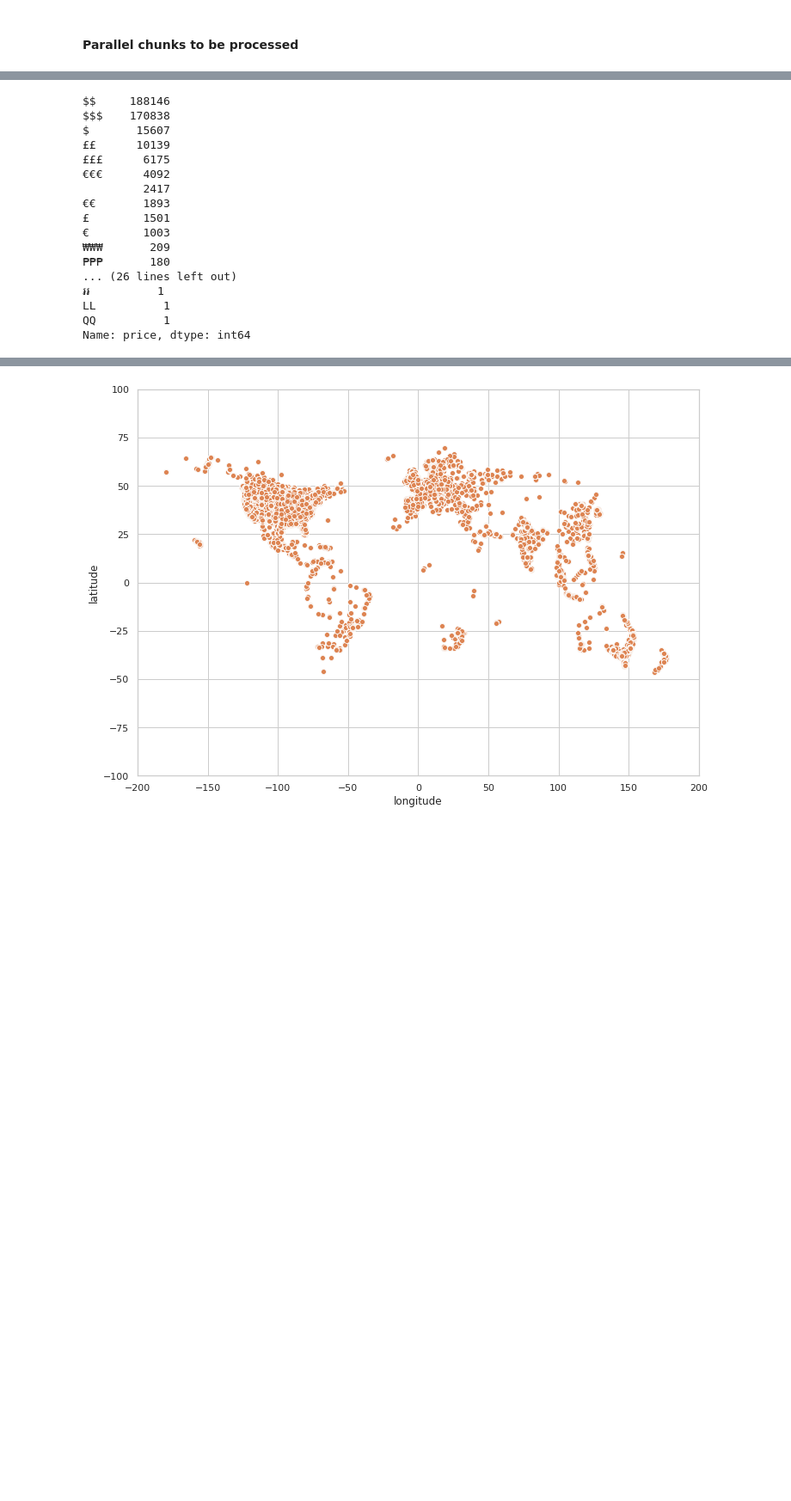
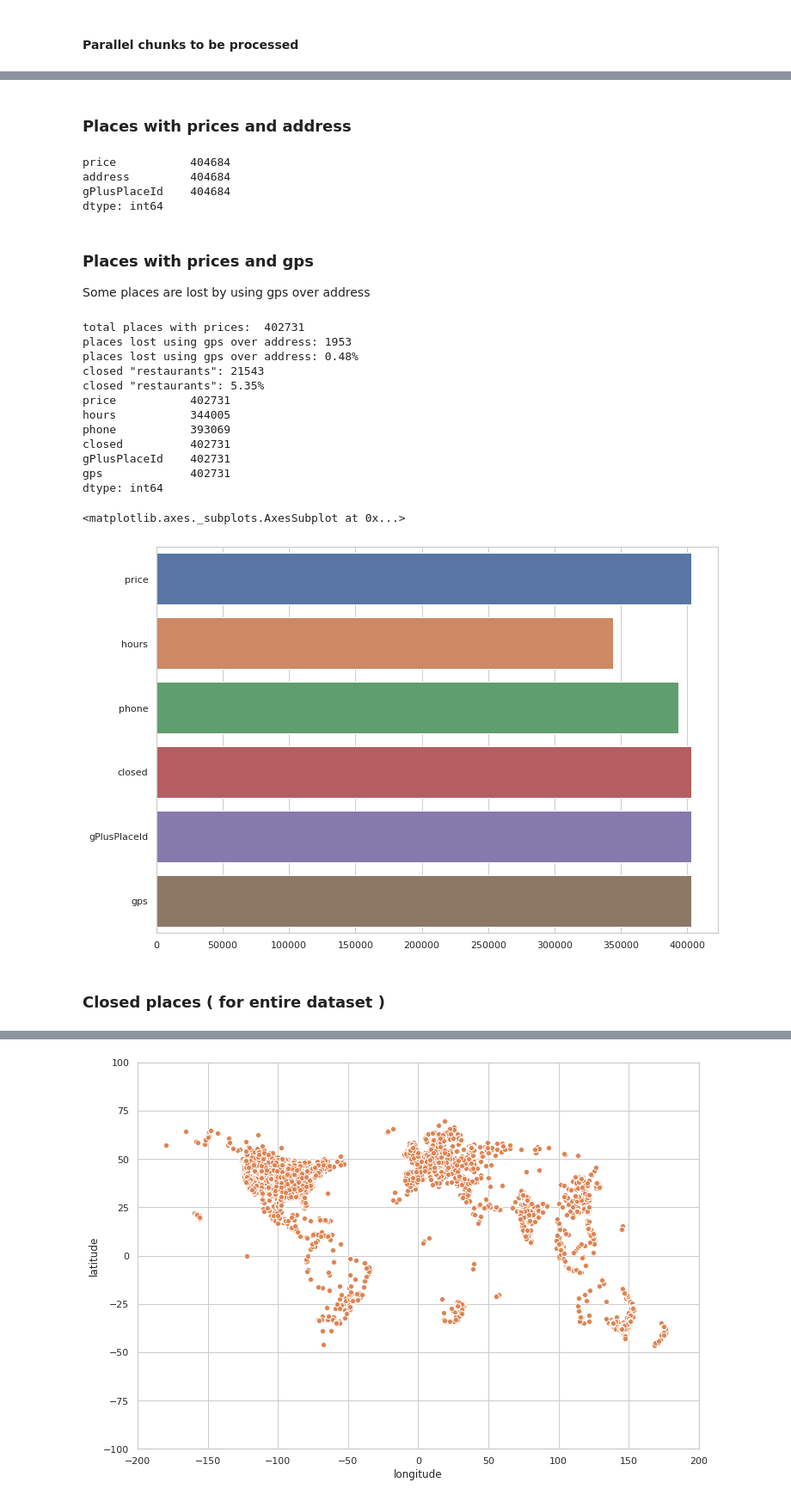
Before and after one commit to Huang-W/google-local-reviews, a Jupyter notebook: places_eda.ipynb, the cells around one changed output, grey strips where cells are left out. Shown at 86% size. Drawn from its saved outputs; the diff is of its cells as text; code cells hidden in the pictures; blank space fills up the shorter version.

```diff
--- a/places_eda.ipynb
+++ b/places_eda.ipynb
@@ -65,0 +63,5 @@ df = b.map(literal_eval).filter(has_price_and_gps).map(drop_cols).to_dataframe()
+# %%
+%%time
+# the entire dataframe
+df = b.map(literal_eval).to_dataframe().compute()
+type(df)
@@ -84,20 +85,0 @@ prices = df["price"]
-# %%
-prices.value_counts()
-# %% [output]
-$$     188146
-$$$    170838
-$       15607
-££      10139
-£££      6175
-€€€      4092
-         2417
-€€       1893
-£        1501
-€        1003
-₩₩₩       209
-₱₱₱       180
-... (26 lines left out)
-៛៛          1
-LL          1
-QQ          1
-Name: price, dtype: int64
@@ -112,0 +86,42 @@ gpsDF = pd.DataFrame(data=obj)
+# %% [markdown]
+### Places with prices and address
+# %%
+prices_address_df = df.dropna(subset=['price', 'address']).drop(columns=['name','hours','gps','phone','closed'])
+prices_address_df.count()
+# %% [output]
+price           404684
+address         404684
+gPlusPlaceId    404684
+dtype: int64
+# %% [markdown]
+### Places with prices and gps
+Some places are lost by using gps over address
+# %%
+prices_gps_df = df.dropna(subset=['price', 'gps']).drop(columns=['name', 'address'])
+print('total places with prices: ', len(prices_gps_df))
+num_places_lost = len(prices_and_address) - len(prices_gps_df)
+print(f'places lost using gps over address: {num_places_lost}')
+print(f'places lost using gps over address: {num_places_lost*100/float(len(prices_address_df)):.2f}%')
+num_closed_places = len(prices_gps_df[prices_gps_df.closed == True])
+print(f'closed "restaurants": {num_closed_places}')
+print(f'closed "restaurants": {num_closed_places*100/len(prices_gps_df):.2f}%')
+prices_gps_count_series = prices_gps_df.count()
+print(prices_gps_count_series)
+sns.barplot(y=prices_gps_count_series.index, x=prices_gps_count_series.values)
+# %% [output]
+total places with prices:  402731
+places lost using gps over address: 1953
+places lost using gps over address: 0.48%
+closed "restaurants": 21543
+closed "restaurants": 5.35%
+price           402731
+hours           344005
+phone           393069
+closed          402731
+gPlusPlaceId    402731
+gps             402731
+dtype: int64
+<matplotlib.axes._subplots.AxesSubplot at 0x...>
+[figure, added]
+# %% [markdown]
+### Closed places ( for entire dataset )
```
Also changed, not shown: parts of 35 cells of this notebook.
